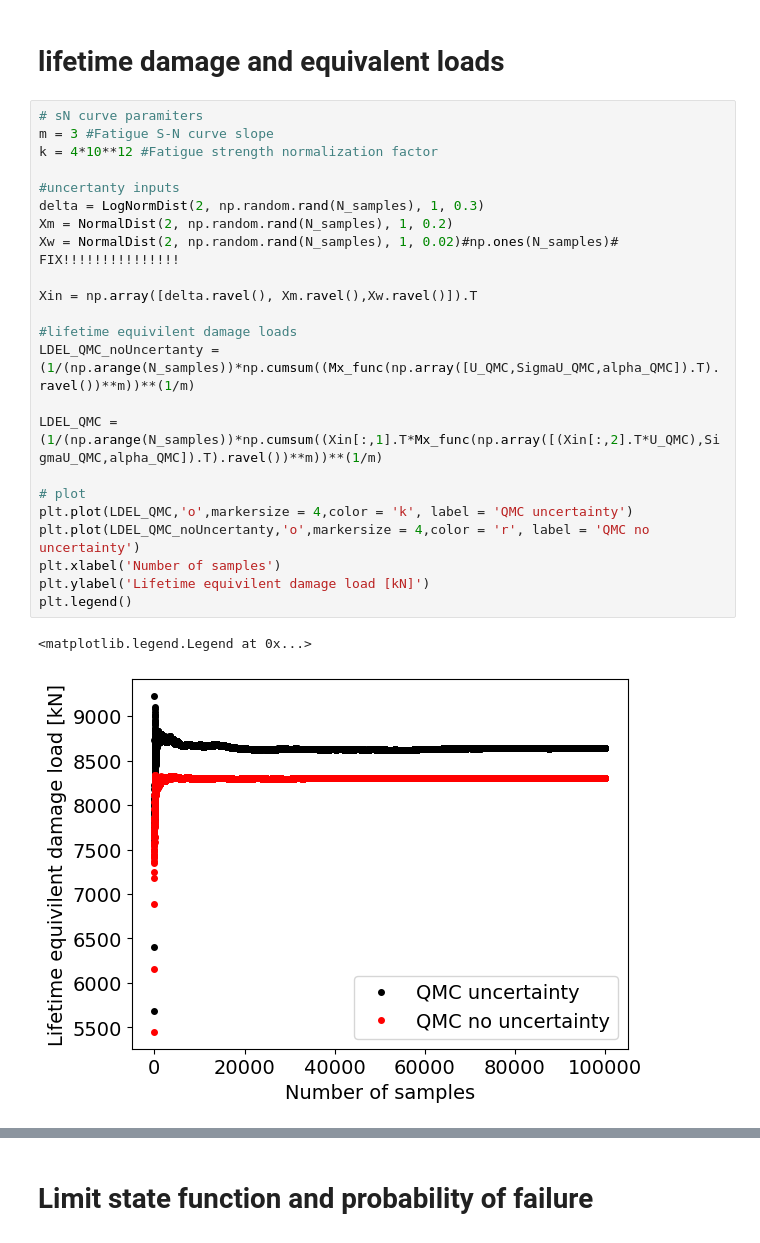
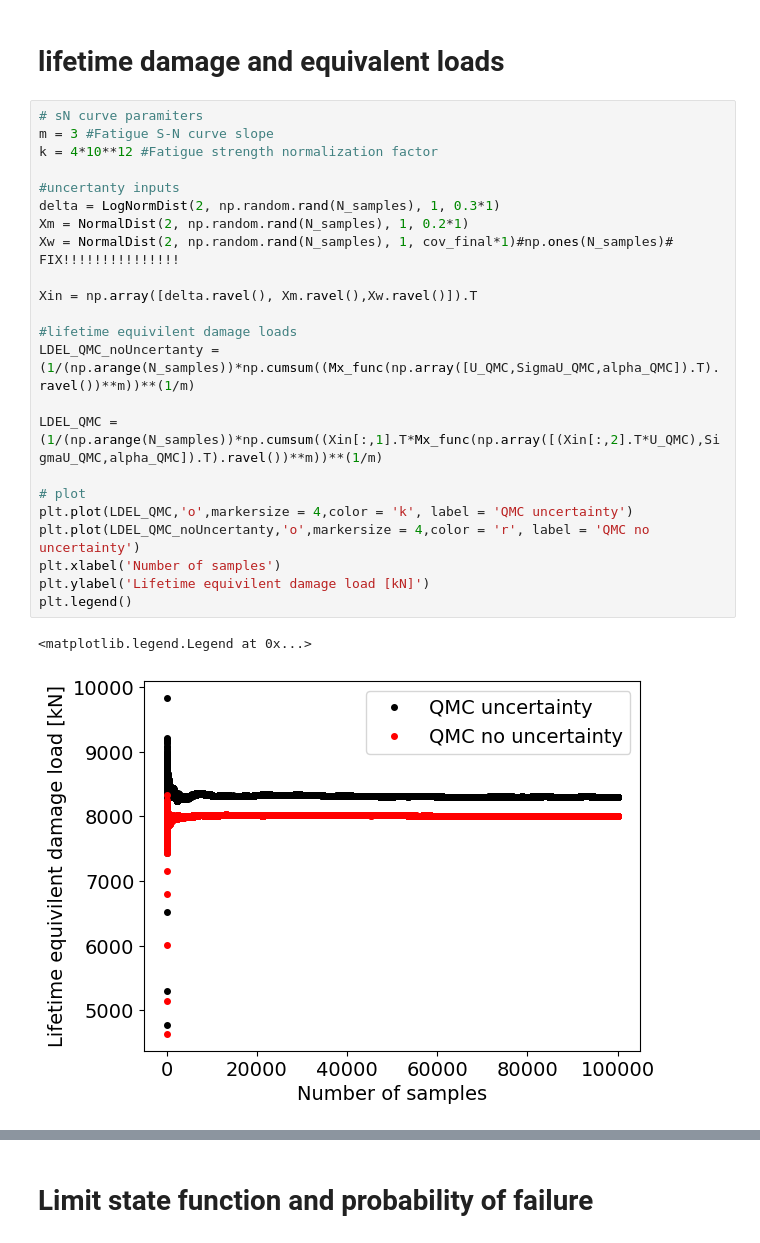
Before and after one commit to InbasatAQ/Reliability-of-a-wind-turbine-blade-against-fatigue-failure-in-the-root-section, a Jupyter notebook: PMWE.ipynb, the cells around one changed output, grey strips where cells are left out. Drawn from its saved outputs; the diff is of its cells as text.

```diff
--- a/PMWE.ipynb
+++ b/PMWE.ipynb
@@ -504,29 +510,29 @@ plt.show()
 # %%
 # sN curve paramiters
 m = 3 #Fatigue S-N curve slope
 k = 4*10**12 #Fatigue strength normalization factor
 
 #uncertanty inputs
-delta = LogNormDist(2, np.random.rand(N_samples), 1, 0.3)
-Xm = NormalDist(2, np.random.rand(N_samples), 1, 0.2)
-Xw = NormalDist(2, np.random.rand(N_samples), 1, 0.02)#np.ones(N_samples)# FIX!!!!!!!!!!!!!!!
+delta = LogNormDist(2, np.random.rand(N_samples), 1, 0.3*1)
+Xm = NormalDist(2, np.random.rand(N_samples), 1, 0.2*1)
+Xw = NormalDist(2, np.random.rand(N_samples), 1, cov_final*1)#np.ones(N_samples)# FIX!!!!!!!!!!!!!!!
 
 Xin = np.array([delta.ravel(), Xm.ravel(),Xw.ravel()]).T
 
 #lifetime equivilent damage loads
 LDEL_QMC_noUncertanty = (1/(np.arange(N_samples))*np.cumsum((Mx_func(np.array([U_QMC,SigmaU_QMC,alpha_QMC]).T).ravel())**m))**(1/m)
 
 LDEL_QMC = (1/(np.arange(N_samples))*np.cumsum((Xin[:,1].T*Mx_func(np.array([(Xin[:,2].T*U_QMC),SigmaU_QMC,alpha_QMC]).T).ravel())**m))**(1/m)
 
 # plot
 plt.plot(LDEL_QMC,'o',markersize = 4,color = 'k', label = 'QMC uncertainty')
 plt.plot(LDEL_QMC_noUncertanty,'o',markersize = 4,color = 'r', label = 'QMC no uncertainty')
 plt.xlabel('Number of samples')
 plt.ylabel('Lifetime equivilent damage load [kN]')
 plt.legend()
 # %% [output]
 <matplotlib.legend.Legend at 0x...>
-[figure, old version]
+[figure, new version]
 # %%
 # lifetime damage
 Ldamage_QMC = 1/(np.arange(N_samples)*k)*np.cumsum((Xin[:,1].T*Mx_func(np.array([(Xin[:,2].T*U_QMC),SigmaU_QMC,alpha_QMC]).T).ravel())**m)
```
Also changed, not shown: parts of 9 cells of this notebook.
